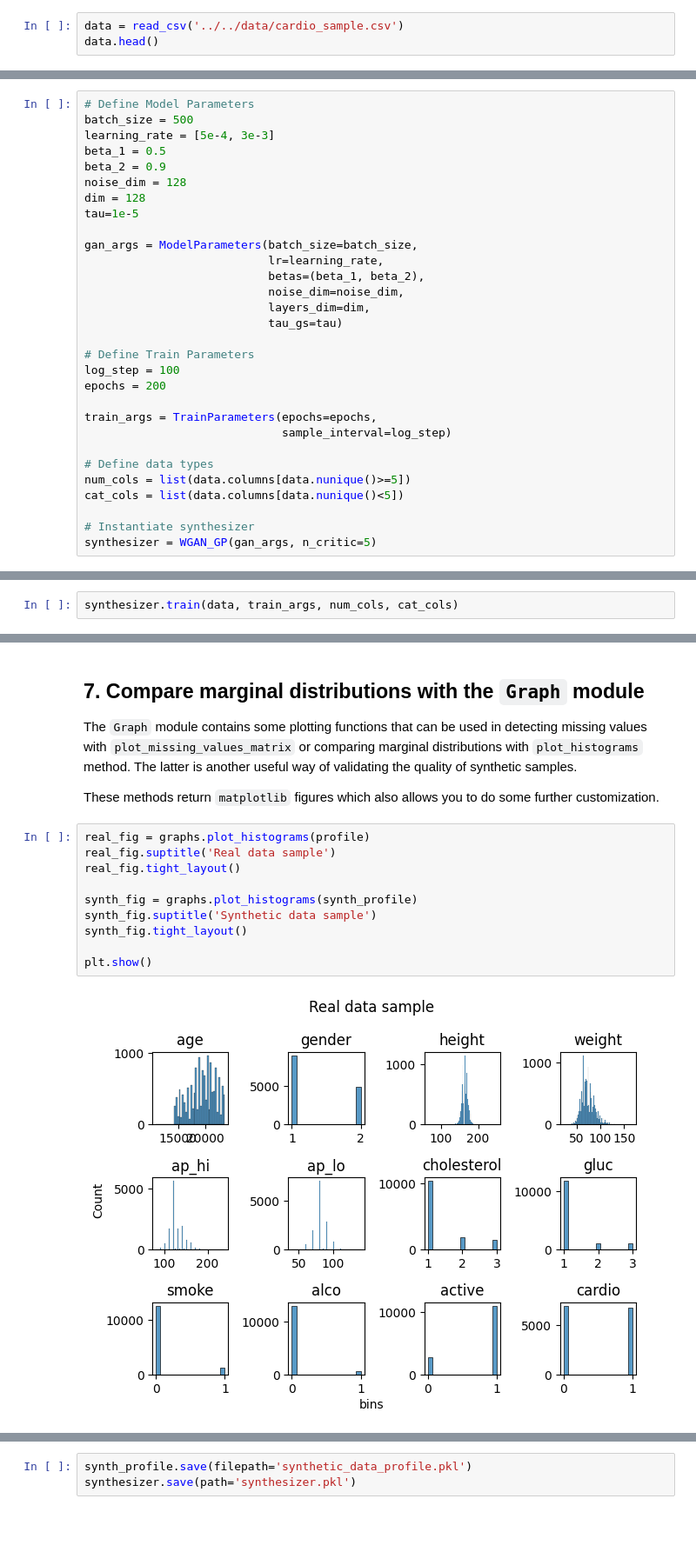
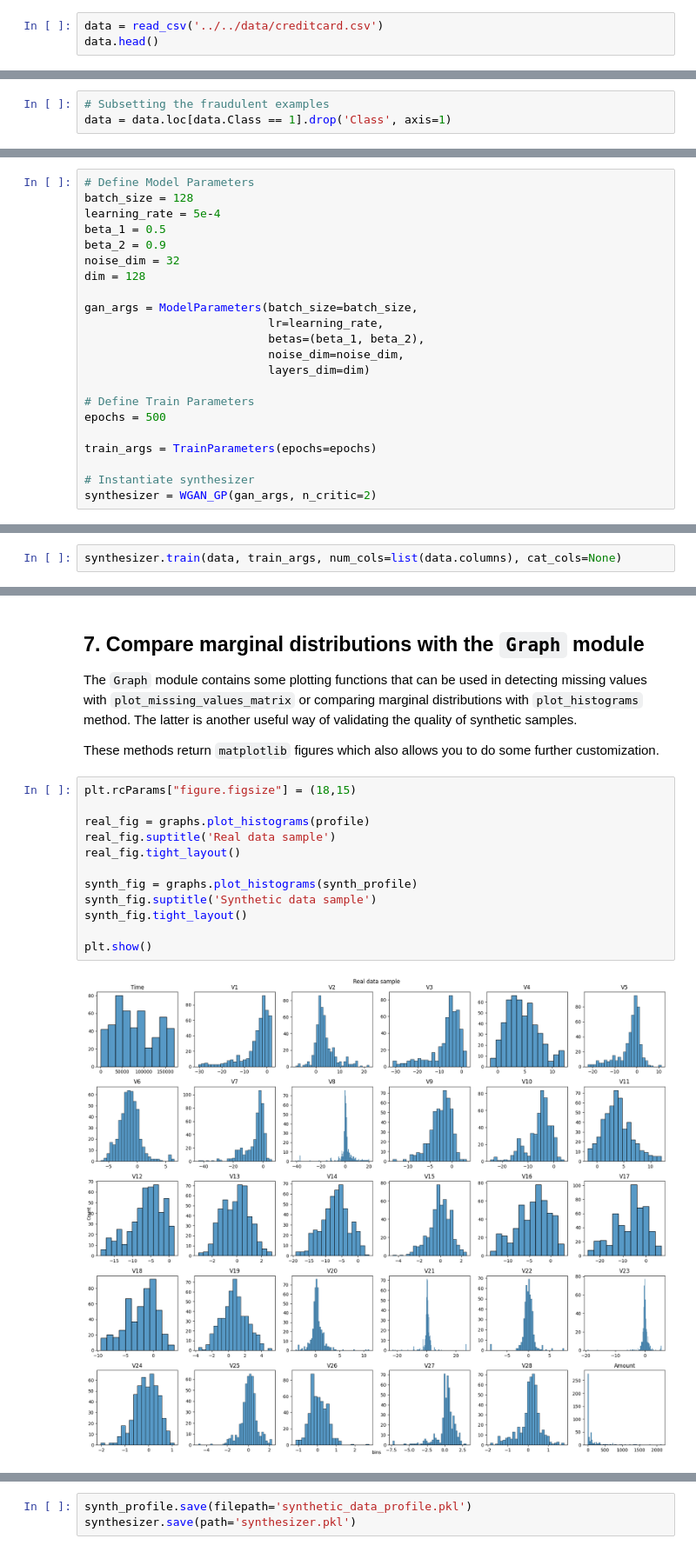
Before and after one commit to ydataai/ydata-synthetic, a Jupyter notebook: examples/regular/integrate_dataprofiler.ipynb, the cells around one changed output, grey strips where cells are left out. Shown at 87% size. Drawn from its saved outputs; the diff is of its cells as text; blank space fills up the shorter version.

Commit message:
update example notebook

```diff
--- a/examples/regular/integrate_dataprofiler.ipynb
+++ b/examples/regular/integrate_dataprofiler.ipynb
@@ -52,4 +53,4 @@ By applying these criteria we filtered out roughly 1.9% of the records and made
 # %%
-data = read_csv('../../data/cardio_sample.csv')
+data = read_csv('../../data/creditcard.csv')
 data.head()
 # %% [output]
@@ -62,2 +76,5 @@ data.head()
+# %%
+# Subsetting the fraudulent examples
+data = data.loc[data.Class == 1].drop('Class', axis=1)
 # %% [markdown]
 ## 3. Profile the dataset
@@ -118,31 +160,23 @@ From the `YData Synthetic` library we will define a Wasserstein GAN with Gradien
 # %%
 # Define Model Parameters
-batch_size = 500
-learning_rate = [5e-4, 3e-3]
+batch_size = 128
+learning_rate = 5e-4
 beta_1 = 0.5
 beta_2 = 0.9
-noise_dim = 128
+noise_dim = 32
 dim = 128
-tau=1e-5
 
 gan_args = ModelParameters(batch_size=batch_size,
                            lr=learning_rate,
                            betas=(beta_1, beta_2),
                            noise_dim=noise_dim,
-                           layers_dim=dim,
-                           tau_gs=tau)
+                           layers_dim=dim)
 
 # Define Train Parameters
-log_step = 100
-epochs = 200
+epochs = 500
 
-train_args = TrainParameters(epochs=epochs,
-                             sample_interval=log_step)
-
-# Define data types
-num_cols = list(data.columns[data.nunique()>=5])
-cat_cols = list(data.columns[data.nunique()<5])
+train_args = TrainParameters(epochs=epochs)
 
 # Instantiate synthesizer
-synthesizer = WGAN_GP(gan_args, n_critic=5)
+synthesizer = WGAN_GP(gan_args, n_critic=2)
 # %% [markdown]
@@ -150,4 +184,4 @@ And we fit the synthesizer by running the `train` method.
 # %%
-synthesizer.train(data, train_args, num_cols, cat_cols)
+synthesizer.train(data, train_args, num_cols=list(data.columns), cat_cols=None)
 # %% [markdown]
 ## 5. Sample and profile synthetic data
@@ -215,14 +253,16 @@ The `Graph` module contains some plotting functions that can be used in detectin
 
 These methods return `matplotlib` figures which also allows you to do some further customization.
 # %%
+plt.rcParams["figure.figsize"] = (18,15)
+
 real_fig = graphs.plot_histograms(profile)
 real_fig.suptitle('Real data sample')
 real_fig.tight_layout()
 
 synth_fig = graphs.plot_histograms(synth_profile)
 synth_fig.suptitle('Synthetic data sample')
 synth_fig.tight_layout()
 
 plt.show()
 # %% [output]
-[figure, old version]
+[figure, new version]
```
Also changed, not shown: parts of 28 cells of this notebook.
